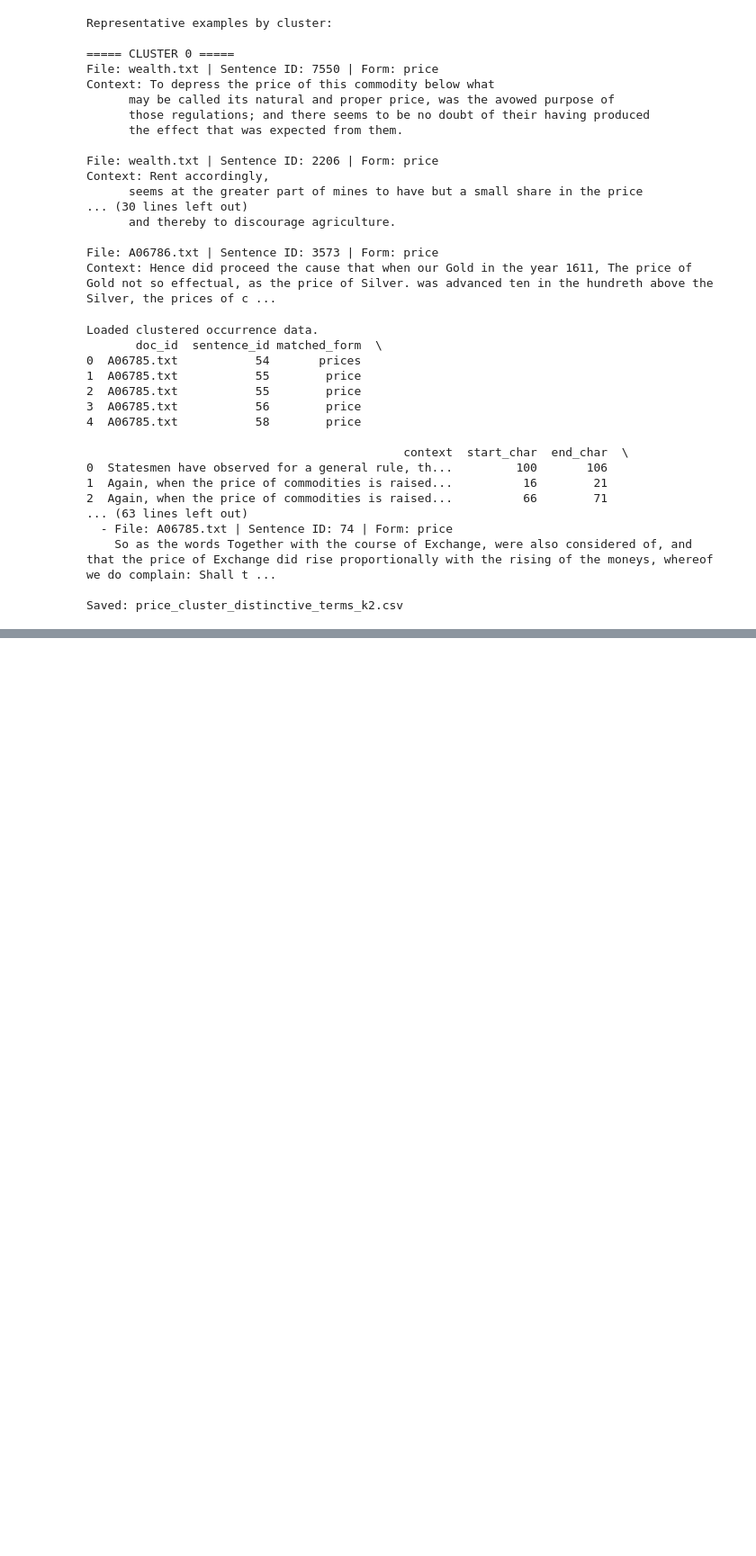
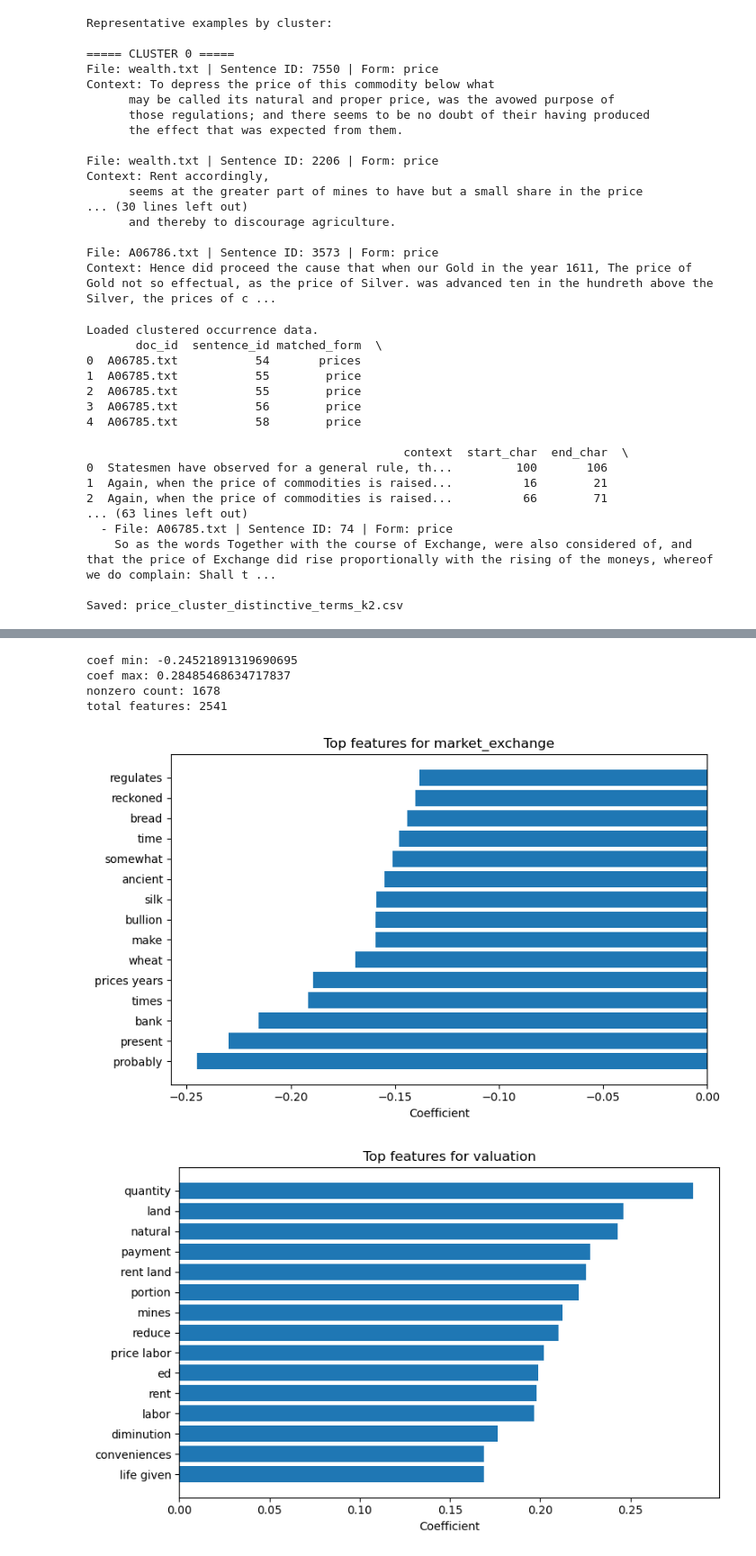
Before and after one commit to CiuuT/IDS-570-Final-Project, a Jupyter notebook: Untitled-1.ipynb, the cells around one changed output, grey strips where cells are left out. Shown at 90% size. Cells and saved outputs as stored; diff of their text form; code cells hidden in the pictures; blank space fills up the shorter version.

```diff
--- a/Untitled-1.ipynb
+++ b/Untitled-1.ipynb
@@ -838,0 +1152,49 @@ Saved: price_cluster_distinctive_terms_k2.csv
+# %%
+from sklearn.linear_model import LogisticRegression
+import numpy as np
+import matplotlib.pyplot as plt
+
+# Train L2 model for feature interpretation
+clf_l2 = LogisticRegression(
+    penalty="l2",
+    solver="liblinear",
+    class_weight="balanced",
+    max_iter=1000,
+    random_state=42
+)
+
+clf_l2.fit(X_train, y_train)
+
+coef = clf_l2.coef_[0]
+feature_names = np.array(feature_names)
+
+print("coef min:", coef.min())
+print("coef max:", coef.max())
+print("nonzero count:", np.sum(coef != 0))
+print("total features:", len(coef))
+
+# negative coefficients support class 0
+# positive coefficients support class 1
+top_neg_idx = np.argsort(coef)[:15]
+top_pos_idx = np.argsort(coef)[-15:]
+
+plt.figure(figsize=(8, 5))
+plt.barh(feature_names[top_neg_idx], coef[top_neg_idx])
+plt.title(f"Top features for {le.classes_[0]}")
+plt.xlabel("Coefficient")
+plt.tight_layout()
+plt.show()
+
+plt.figure(figsize=(8, 5))
+plt.barh(feature_names[top_pos_idx], coef[top_pos_idx])
+plt.title(f"Top features for {le.classes_[1]}")
+plt.xlabel("Coefficient")
+plt.tight_layout()
+plt.show()
+# %% [output]
+coef min: -0.24521891319690695
+coef max: 0.28485468634717837
+nonzero count: 1678
+total features: 2541
+[figure, added]
+[figure, added]
```
Also changed, not shown: parts of 12 cells of this notebook, 15 other files.
